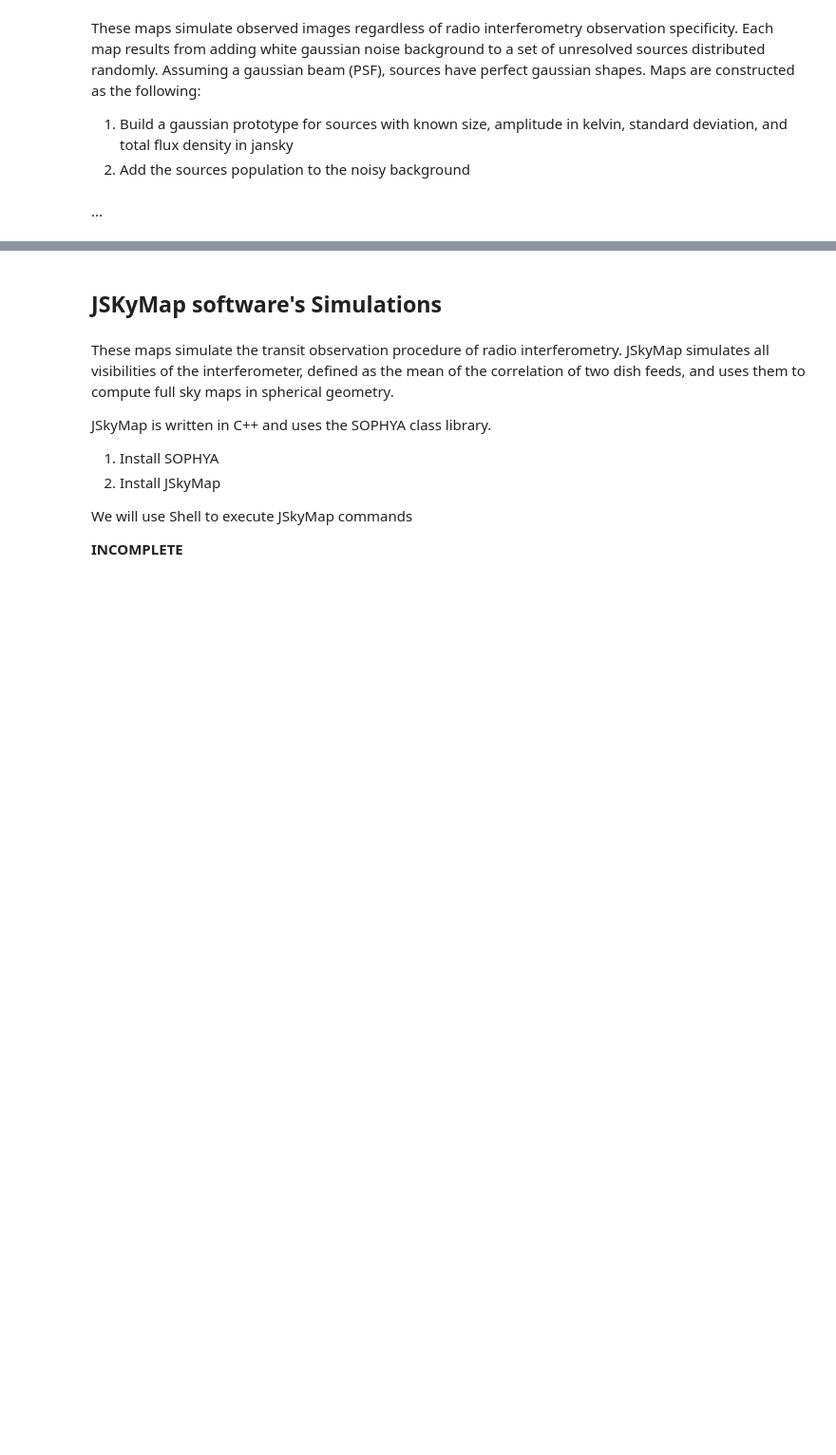
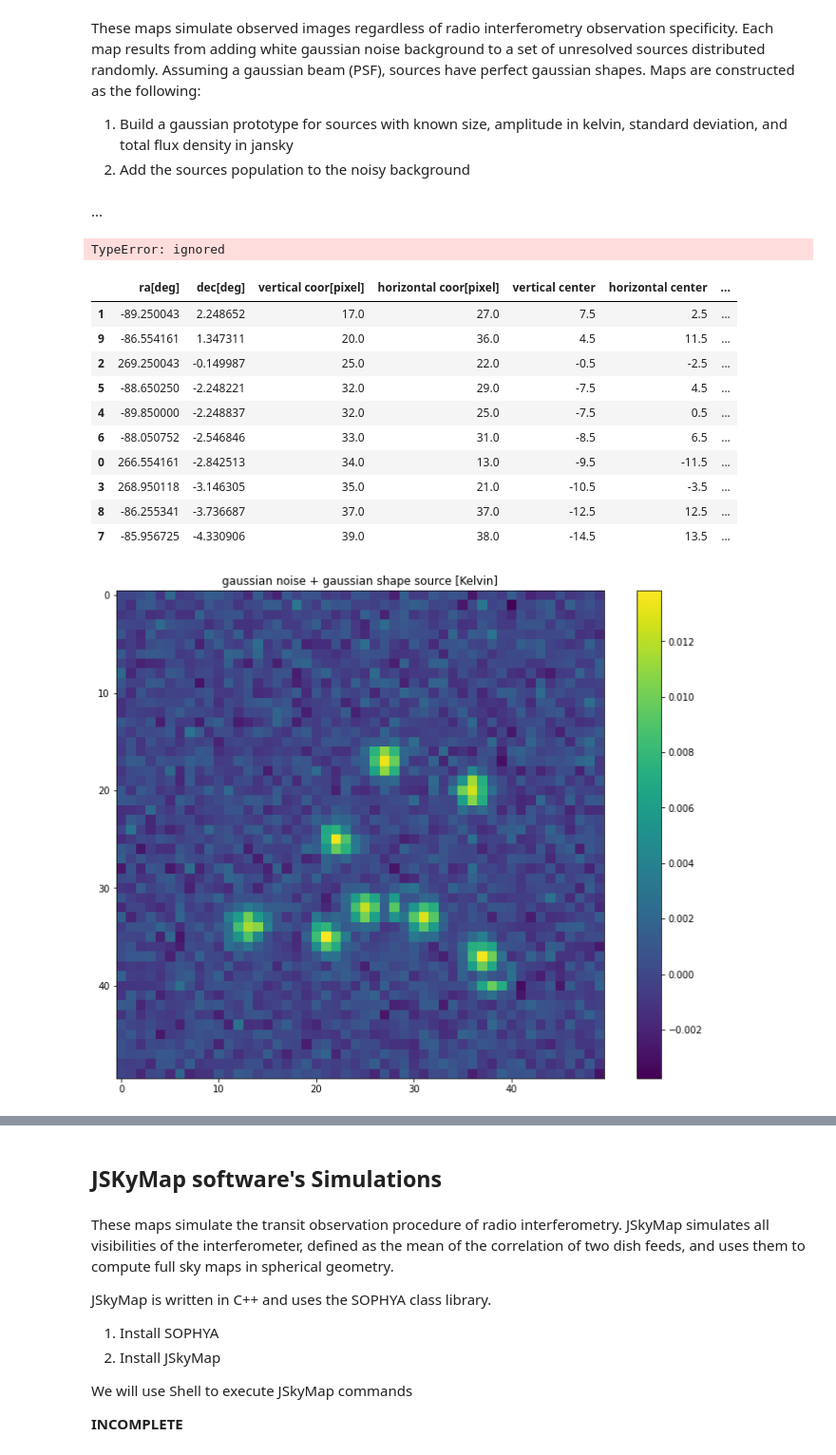
Before and after one commit to ali7amie/Tianlai, a Jupyter notebook: source_finder.ipynb, the cells around one changed output, grey strips where cells are left out. Shown at 95% size. Cells and saved outputs as stored; diff of their text form; code cells hidden in the pictures; blank space fills up the shorter version.

```diff
--- a/source_finder.ipynb
+++ b/source_finder.ipynb
@@ -77,14 +113,32 @@ import create_gaussian_src
 
 
 
-def create_map(map_size,src_number,src_size,src_std,src_flux_jansky,noise_std):
-    """ This function create a map as a 2D Numpy array, enter map_size,src_number,src_size,src_std,src_flux_jansky,noise_std"""
+def create_map(map_size,src_number,src_size,src_std,src_flux_jansky,noise_std,freq):
 
+    ''' This function simulate a single source having gaussian shape, it take the size, the std, the flux in jansky, and the observed frequency. It gives a 2D NumPy array as a source
+    It use the function k2jansky located in the file k2jansky.py to convert the flux density from kelvin to jansky
+
+    parameters:
+    -------------
+    src_size: int
+
+    src_std: float
+
+    src_flux_jansky: float
+
+    freq: float
+
+
+    Return:
+    -------
+    src: tupe (2D NumPy array, float, float)
+         (a single source array, its flux in kelvin, its flux in jansky)
+    '''
     #create empty map
     rectmap=np.zeros((map_size,map_size))
 
     #create a gaussian source
-    src=create_gaussian_src.create_gaussian_src(src_size,src_std,src_flux_jansky)
+    src=create_gaussian_src.create_gaussian_src(src_size,src_std,src_flux_jansky,freq)
 
     #add src_number source to with random position, but with 2*src_size distant from the boundary.
     x=np.random.random_integers(low=2*src_size,high=map_size-2*src_size,size=src_number)
@@ -99,4 +153,50 @@ def create_map(map_size,src_number,src_size,src_std,src_flux_jansky,noise_std):
     catalog=np.transpose((y,x,src_flux_jansky*np.ones_like(x)))#upper pix_center, pix center to index. pix corner ??? plot??
     return (rectmap,catalog)
 
-simulation=create_map(50,10,5,1.1,1,0.001)
+simulation=create_map(50,10,5,1.1,1,0.001,freq)
+# %% [output]
+TypeError: ignored
+# %%
+import convert_map_index
+import pixel2world
+projection_center=(90,180)
+map_resolution=18
+
+
+rectmap=simulation[0]
+simulated_catalog=simulation[1]
+
+plt.figure(figsize=[12.8, 9.6])
+plt.imshow(rectmap)
+plt.colorbar()
+plt.title('gaussian noise + gaussian shape source [Kelvin]')
+plt.show()
+
+plt.figure(figsize=[12.8, 9.6])
+plt.imshow(rectmap,extent=(-np.shape(rectmap)[0]/2, np.shape(rectmap)[0]/2, -np.shape(rectmap)[0]/2, np.shape(rectmap)[0]/2))
+plt.colorbar()
+plt.title('gaussian noise + gaussian shape source [Kelvin]')
+plt.show()
+
+
+simulated_coor_center=convert_map_index.convert_upper_to_center( [ simulated_catalog[:,0],simulated_catalog[:,1] ] , np.shape(rectmap)[0],len(simulated_catalog[:,0]) )[4]
+simulated_src_world=pixel2world.pixel2world(projection_center,map_resolution,simulated_coor_center)
+
+complete_simulated_catalog=np.column_stack((simulated_src_world[:,0],simulated_src_world[:,1],simulated_catalog[:,0],simulated_catalog[:,1],simulated_coor_center[:,1],simulated_coor_center[:,0],simulated_catalog[:,2]))
+simulation_dataframe=pd.DataFrame(complete_simulated_catalog,columns=['ra[deg]','dec[deg]','vertical coor[pixel]','horizontal coor[pixel]','vertical center','horizontal center','flux[Jy]'])
+sorter=np.flip(np.argsort(simulation_dataframe['dec[deg]']))
+sorted_simulation_dataframe = simulation_dataframe.iloc[sorter]
+sorted_simulation_dataframe
+# %% [output]
+|  | ra[deg] | dec[deg] | vertical coor[pixel] | horizontal coor[pixel] | vertical center | horizontal center | ... |
+| 1 | -89.250043 | 2.248652 | 17.0 | 27.0 | 7.5 | 2.5 | ... |
+| 9 | -86.554161 | 1.347311 | 20.0 | 36.0 | 4.5 | 11.5 | ... |
+| 2 | 269.250043 | -0.149987 | 25.0 | 22.0 | -0.5 | -2.5 | ... |
+| 5 | -88.650250 | -2.248221 | 32.0 | 29.0 | -7.5 | 4.5 | ... |
+| 4 | -89.850000 | -2.248837 | 32.0 | 25.0 | -7.5 | 0.5 | ... |
+| 6 | -88.050752 | -2.546846 | 33.0 | 31.0 | -8.5 | 6.5 | ... |
+| 0 | 266.554161 | -2.842513 | 34.0 | 13.0 | -9.5 | -11.5 | ... |
+| 3 | 268.950118 | -3.146305 | 35.0 | 21.0 | -10.5 | -3.5 | ... |
+| 8 | -86.255341 | -3.736687 | 37.0 | 37.0 | -12.5 | 12.5 | ... |
+| 7 | -85.956725 | -4.330906 | 39.0 | 38.0 | -14.5 | 13.5 | ... |
+[figure, added]
```
Also changed, not shown: parts of 5 cells of this notebook.
